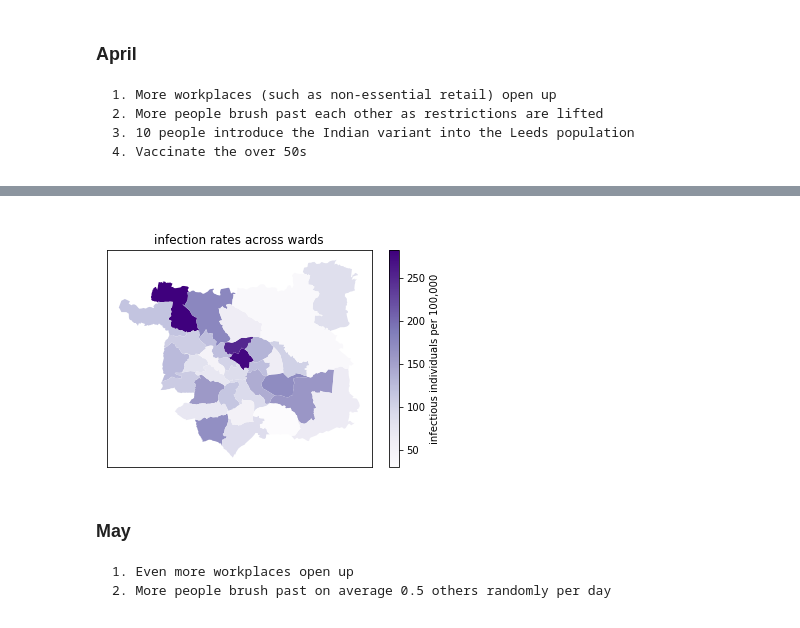
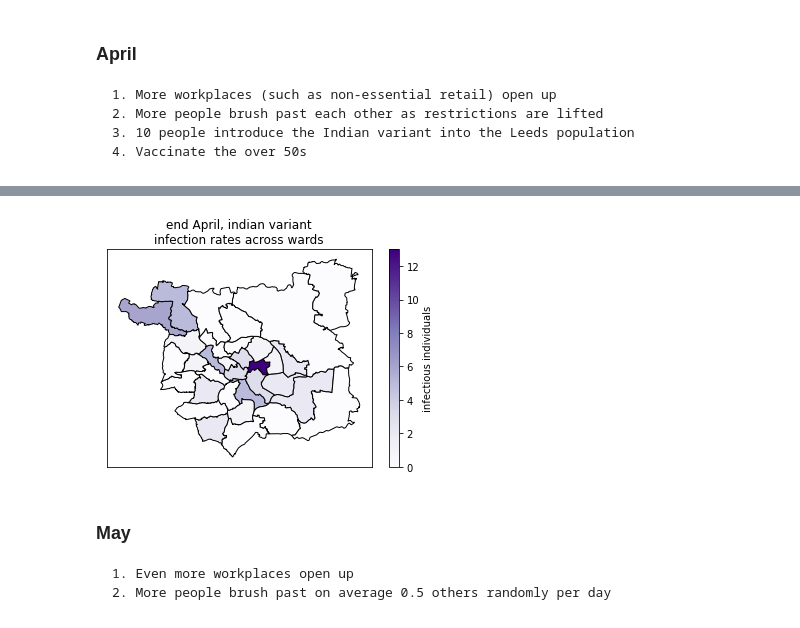
Before and after one commit to jeremy-large/CODiT, a Jupyter notebook: share/codit/notebooks/surge_vaccinations.ipynb, the cells around one changed output, grey strips where cells are left out. Drawn from its saved outputs; the diff is of its cells as text; code cells hidden in the pictures.

```diff
--- a/share/codit/notebooks/surge_vaccinations.ipynb
+++ b/share/codit/notebooks/surge_vaccinations.ipynb
@@ -202,7 +208,8 @@ for k, v in counts.items():
 # %%
-o_April.recorder.components[-1].map_incidence(end_date=True)
+r = o_April.recorder.components[-1]
+r.map_incidence(r.indian_variant, title='end April, indian variant', end_date=True)
 # %% [output]
-[figure, old version]
+[figure, new version]
 # %% [markdown]
 ### May
     1. Even more workplaces open up
```
Also changed, not shown: parts of 17 cells of this notebook, 1 other file.
